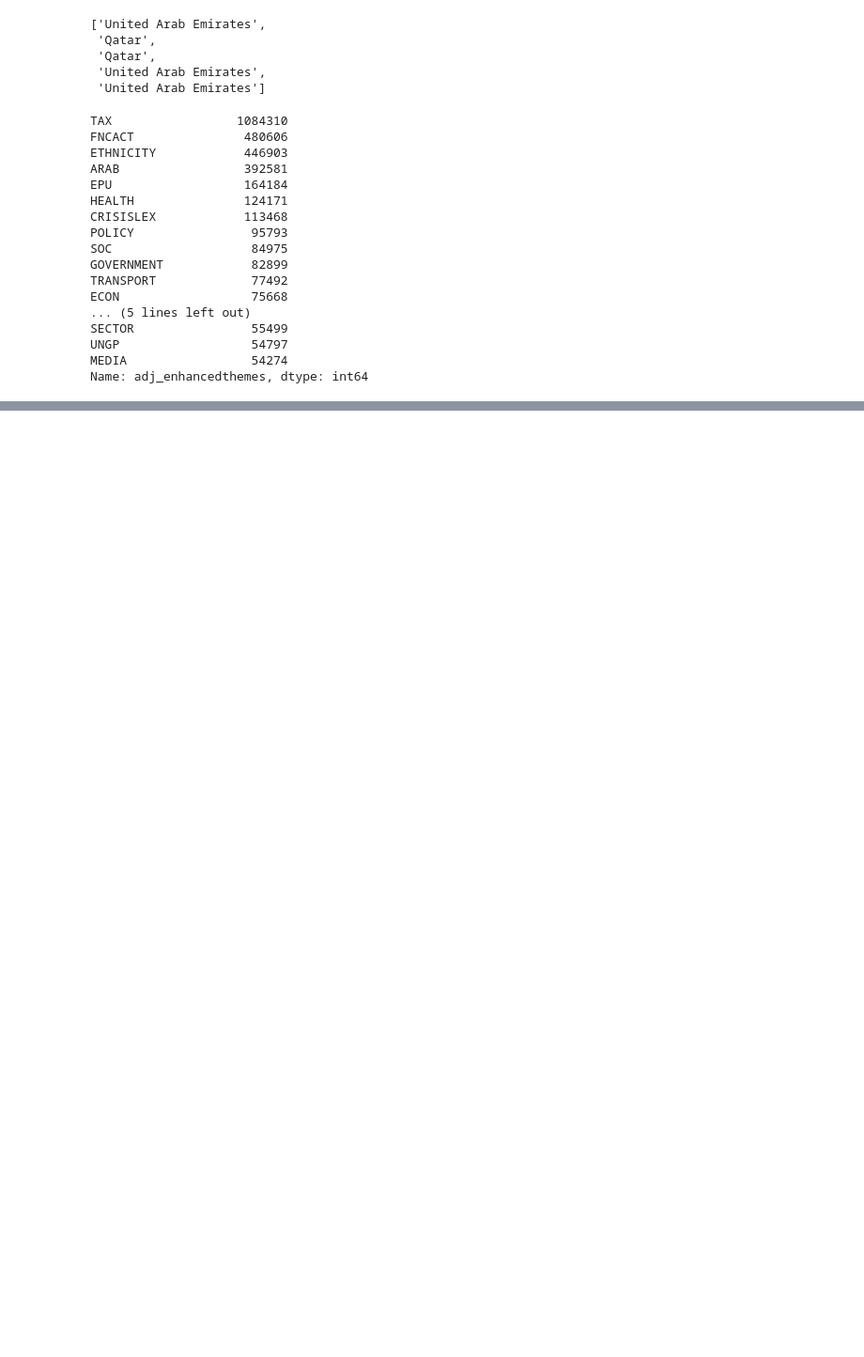
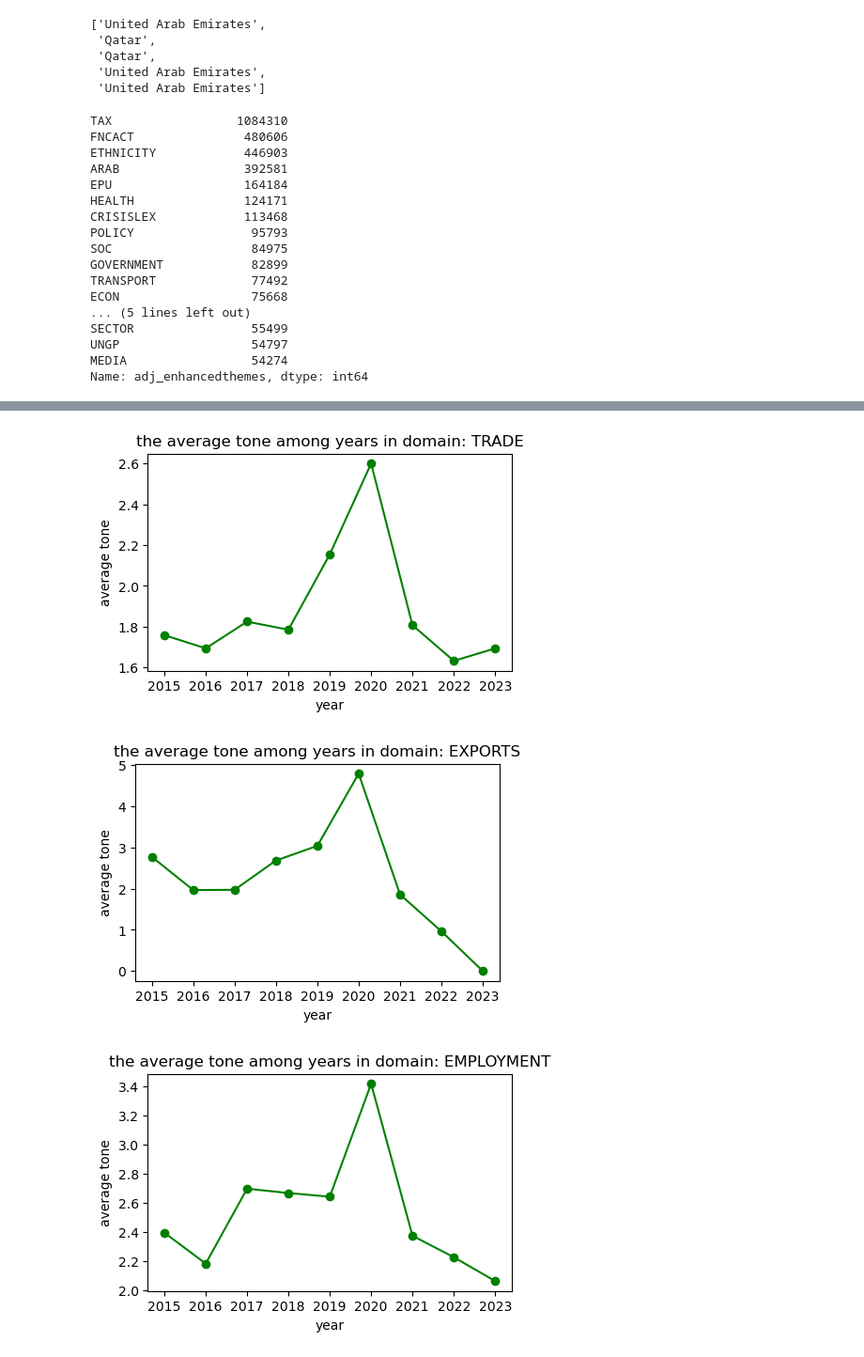
Before and after one commit to amaurycor/CRP_Egyptian_Economy, a Jupyter notebook: CRP_UAE_Analysis1.ipynb, the cells around one changed output, grey strips where cells are left out. Shown at 94% size. Drawn from its saved outputs; the diff is of its cells as text; code cells hidden in the pictures; blank space fills up the shorter version.

```diff
--- a/CRP_UAE_Analysis1.ipynb
+++ b/CRP_UAE_Analysis1.ipynb
@@ -146,0 +175,24 @@ df_UAE.tone = df_UAE.tone.apply(lambda x: convert_into_list(x))
+# %%
+# show the numer of articles per year and avg_tone per year in a specific domain
+
+def add_tone_column(list_,df_, suffix_):
+    list_ = list_.to_frame(name=f'avg_tone_{suffix_}')
+    df_ = df_.join(list_,on=df_.date)
+    return df_
+
+def tone_among_years(df):
+    # Count the number of articles per year in a specific economic domain
+    tone_domains_year= df.groupby(df.date.dt.year)['adj_enhancedthemes'].count().to_frame(name='num_articles').reset_index()
+    # Calculate the mean of tones in in a specific domain
+    avg_general_tone = df.groupby(df.date.dt.year)['tone'].apply(lambda x: x.str[0].mean())
+    avg_positive_tone = df.groupby(df.date.dt.year)['tone'].apply(lambda x: x.str[1].mean())
+    avg_negative_tone = df.groupby(df.date.dt.year)['tone'].apply(lambda x: x.str[2].mean())
+    tone_domains_year = add_tone_column(avg_general_tone, add_tone_column(avg_positive_tone,\
+                        add_tone_column(avg_negative_tone, tone_domains_year,'general') ,'positive'), 'negative')
+    return tone_domains_year
+# %%
+tone_TRADE = tone_among_years(df_UAE_TRADE)
+tone_EXPORTS = tone_among_years(df_UAE_EXPORTS)
+tone_IMPORTS = tone_among_years(df_UAE_IMPORTS)
+tone_EMPLOY = tone_among_years(df_UAE_EMPLOY)
+tone_EXPORTS
@@ -146,0 +210,17 @@ df_UAE.tone = df_UAE.tone.apply(lambda x: convert_into_list(x))
+# %%
+def plot_tone_domain(df_,suffix_):
+    fig,ax = plt.subplots(figsize=(5, 3))
+    ax.plot(df_.date, df_.avg_tone_general, c='g',marker='o')
+    ax.set_xlabel('year')
+    ax.set_ylabel('average tone')
+    ax.set_title(f'the average tone among years in domain: {suffix_}')
+    # Show the plot
+    plt.show()
+
+plot_tone_domain(tone_TRADE, 'TRADE')
+plot_tone_domain(tone_EXPORTS, 'EXPORTS')
+plot_tone_domain(tone_EMPLOY, 'EMPLOYMENT')
+# %% [output]
+[figure, added]
+[figure, added]
+[figure, added]
```
Also changed, not shown: parts of 15 cells of this notebook.
